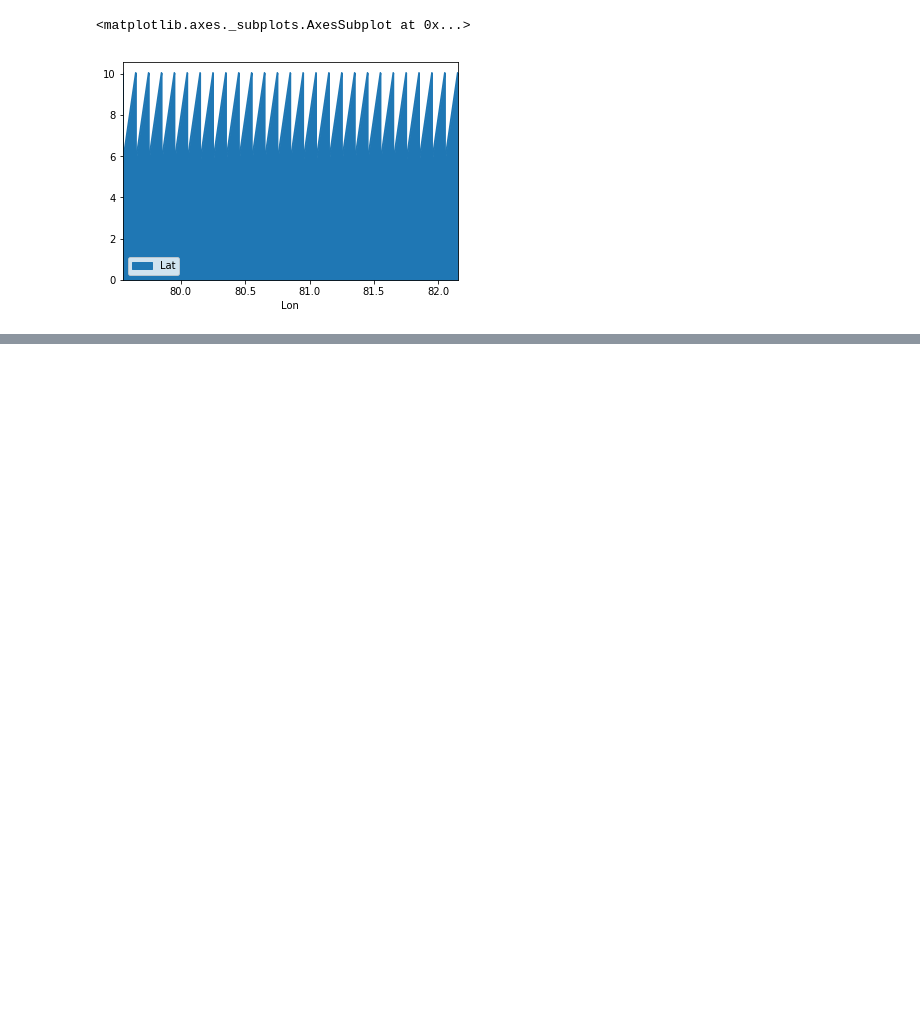
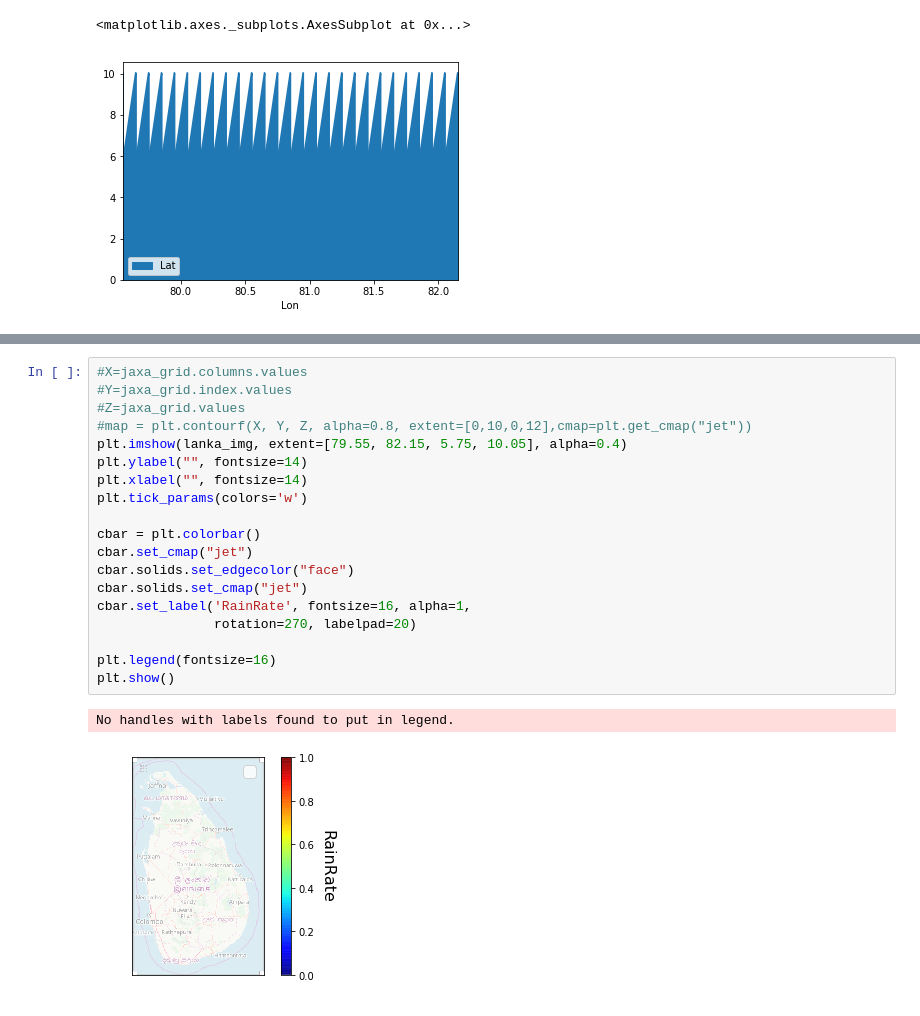
Before and after one commit to hasithadkr7/Jaxa, a Jupyter notebook: jupyter_notebooks/JaxaSat.ipynb, the cells around one changed output, grey strips where cells are left out. Cells and saved outputs as stored; diff of their text form; blank space fills up the shorter version.

```diff
--- a/jupyter_notebooks/JaxaSat.ipynb
+++ b/jupyter_notebooks/JaxaSat.ipynb
@@ -393,0 +342,22 @@ AttributeError: Unknown property c
+# %%
+#X=jaxa_grid.columns.values
+#Y=jaxa_grid.index.values
+#Z=jaxa_grid.values
+#map = plt.contourf(X, Y, Z, alpha=0.8, extent=[0,10,0,12],cmap=plt.get_cmap("jet"))
+plt.imshow(lanka_img, extent=[79.55, 82.15, 5.75, 10.05], alpha=0.4)
+plt.ylabel("", fontsize=14)
+plt.xlabel("", fontsize=14)
+plt.tick_params(colors='w')
+
+cbar = plt.colorbar()
+cbar.set_cmap("jet")
+cbar.solids.set_edgecolor("face")
+cbar.solids.set_cmap("jet")
+cbar.set_label('RainRate', fontsize=16, alpha=1,
+               rotation=270, labelpad=20)
+
+plt.legend(fontsize=16)
+plt.show()
+# %% [output]
+No handles with labels found to put in legend.
+[figure, added]
```
Also changed, not shown: parts of 19 cells of this notebook.
